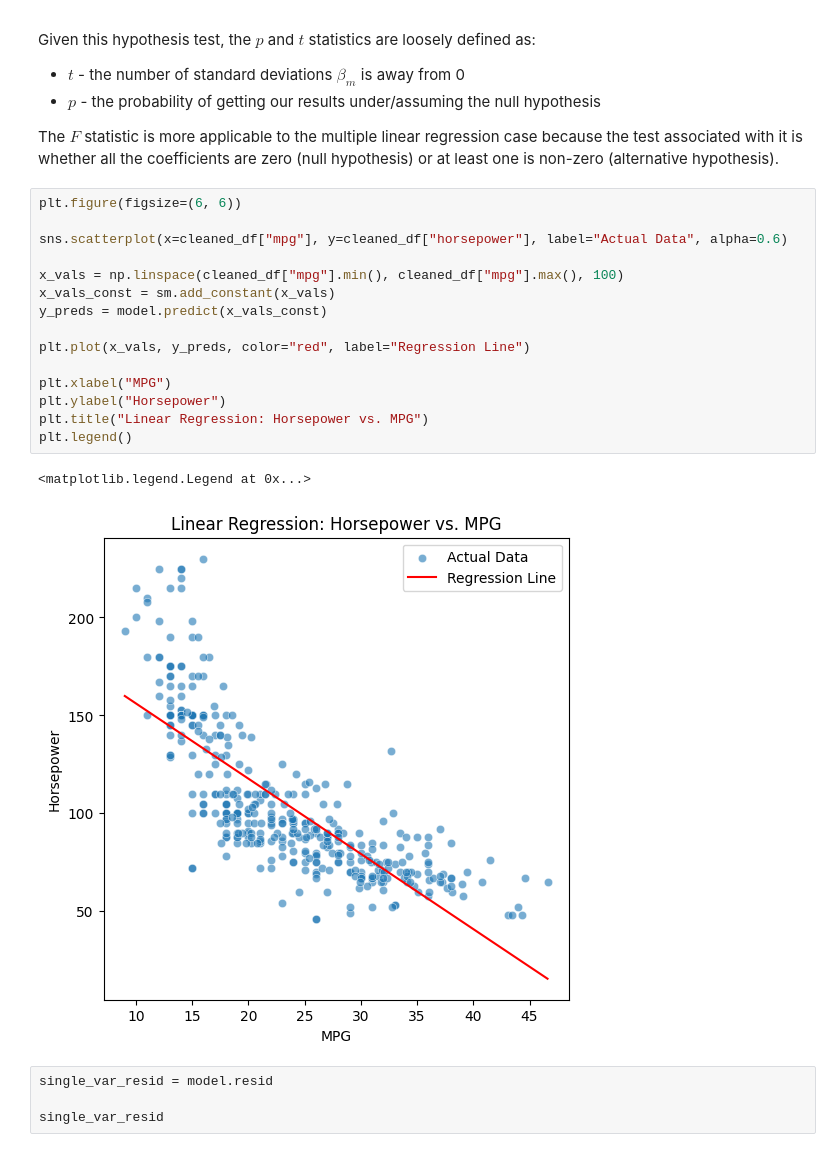
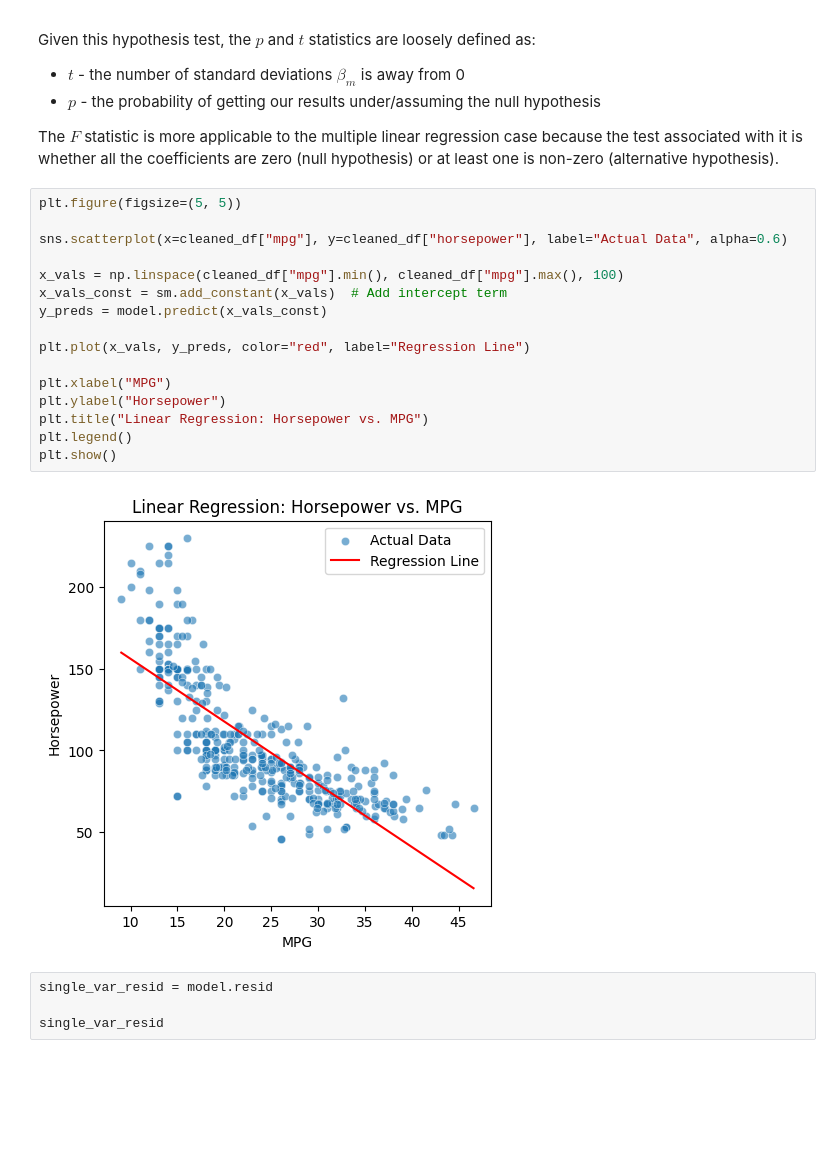
Before and after one commit to trentpark8800/linear-regression, a Jupyter notebook: auto_mpg_analysis.ipynb, the cells around one changed output. Saved outputs shown, nothing was run; the diff lists cells and outputs as text; blank space fills up the shorter version.

```diff
--- a/auto_mpg_analysis.ipynb
+++ b/auto_mpg_analysis.ipynb
@@ -163,23 +181,23 @@ Given this hypothesis test, the $p$ and $t$ statistics are loosely defined as:
 
 The $F$ statistic is more applicable to the multiple linear regression case because the test associated with it is whether all the coefficients are zero (null hypothesis) or at least one is non-zero (alternative hypothesis).
 # %%
-plt.figure(figsize=(6, 6))
+plt.figure(figsize=(5, 5))
 
 sns.scatterplot(x=cleaned_df["mpg"], y=cleaned_df["horsepower"], label="Actual Data", alpha=0.6)
 
 x_vals = np.linspace(cleaned_df["mpg"].min(), cleaned_df["mpg"].max(), 100)
-x_vals_const = sm.add_constant(x_vals)
+x_vals_const = sm.add_constant(x_vals)  # Add intercept term
 y_preds = model.predict(x_vals_const)
 
 plt.plot(x_vals, y_preds, color="red", label="Regression Line")
 
 plt.xlabel("MPG")
 plt.ylabel("Horsepower")
 plt.title("Linear Regression: Horsepower vs. MPG")
 plt.legend()
+plt.show()
 # %% [output]
-<matplotlib.legend.Legend at 0x...>
-[figure, old version]
+[figure, new version]
 # %%
 single_var_resid = model.resid
 
```
Also changed, not shown: parts of 21 cells of this notebook, 1 other file.
